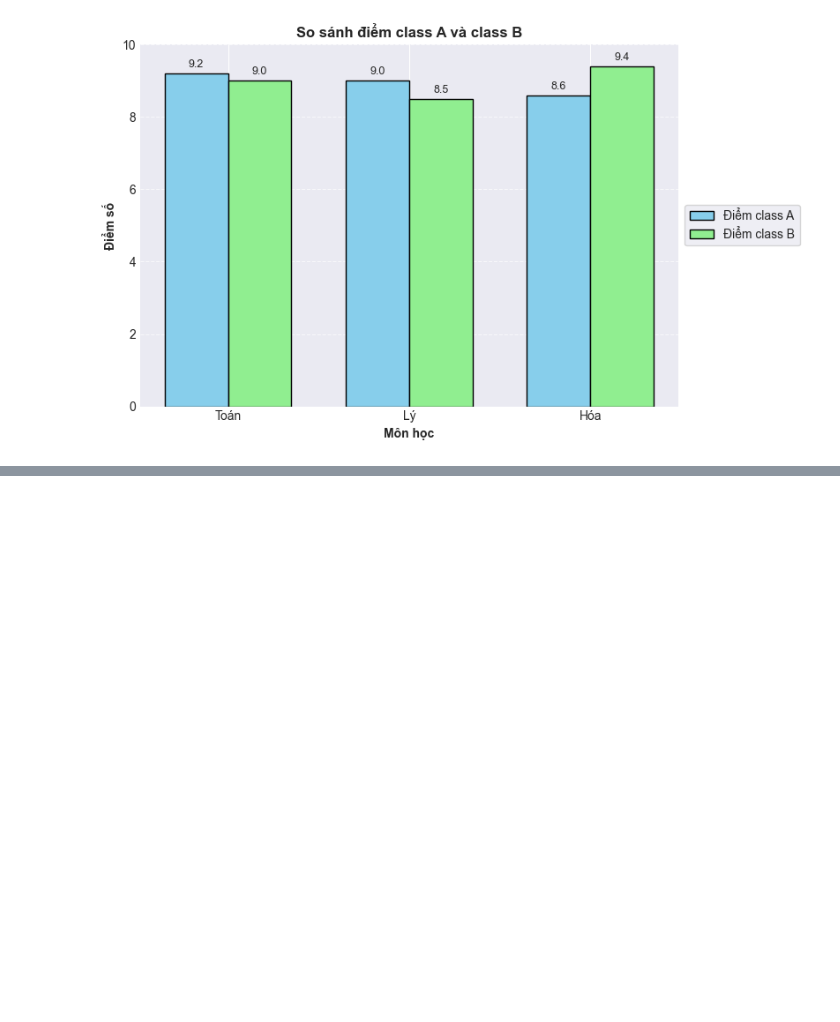
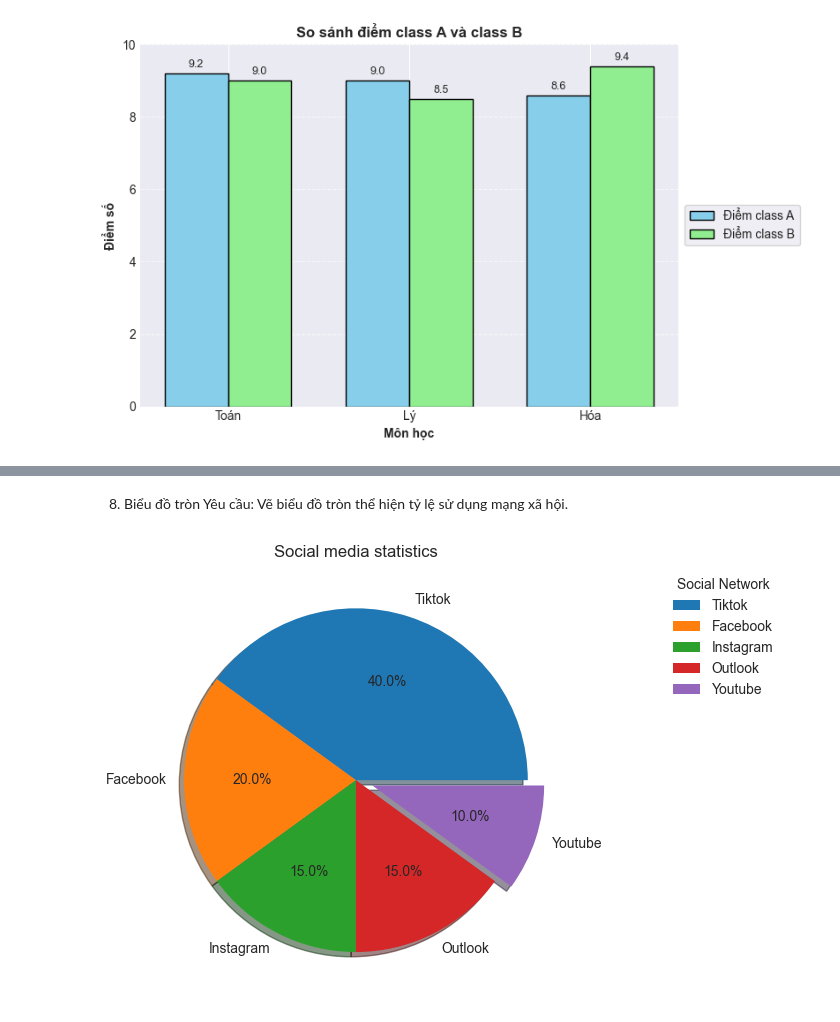
Before and after one commit to TruongQuangPhat/AI-Journey, a Jupyter notebook: Matplotlib/Matplotlib_Excercise.ipynb, the cells around one changed output, grey strips where cells are left out. Saved outputs shown, nothing was run; the diff lists cells and outputs as text; code cells hidden in the pictures; blank space fills up the shorter version.

```diff
--- a/Matplotlib/Matplotlib_Excercise.ipynb
+++ b/Matplotlib/Matplotlib_Excercise.ipynb
@@ -245,0 +190,14 @@ plt.show()
+# %% [markdown]
+8. Biểu đồ tròn
+Yêu cầu: Vẽ biểu đồ tròn thể hiện tỷ lệ sử dụng mạng xã hội.
+# %%
+ratio = [40, 20, 15, 15, 10]
+labels = ["Tiktok", "Facebook", "Instagram", "Outlook", "Youtube"]
+explode = [0, 0, 0, 0, 0.1]
+plt.pie(ratio, labels=labels, explode=explode, shadow=True, autopct="%1.1f%%")
+plt.legend(title="Social Network", loc="best", bbox_to_anchor=(1, 0, 0.5, 1))
+plt.title("Social media statistics")
+plt.tight_layout()
+plt.show()
+# %% [output]
+[figure, added]
```
Also changed, not shown: parts of 14 cells of this notebook, 2 other files.
